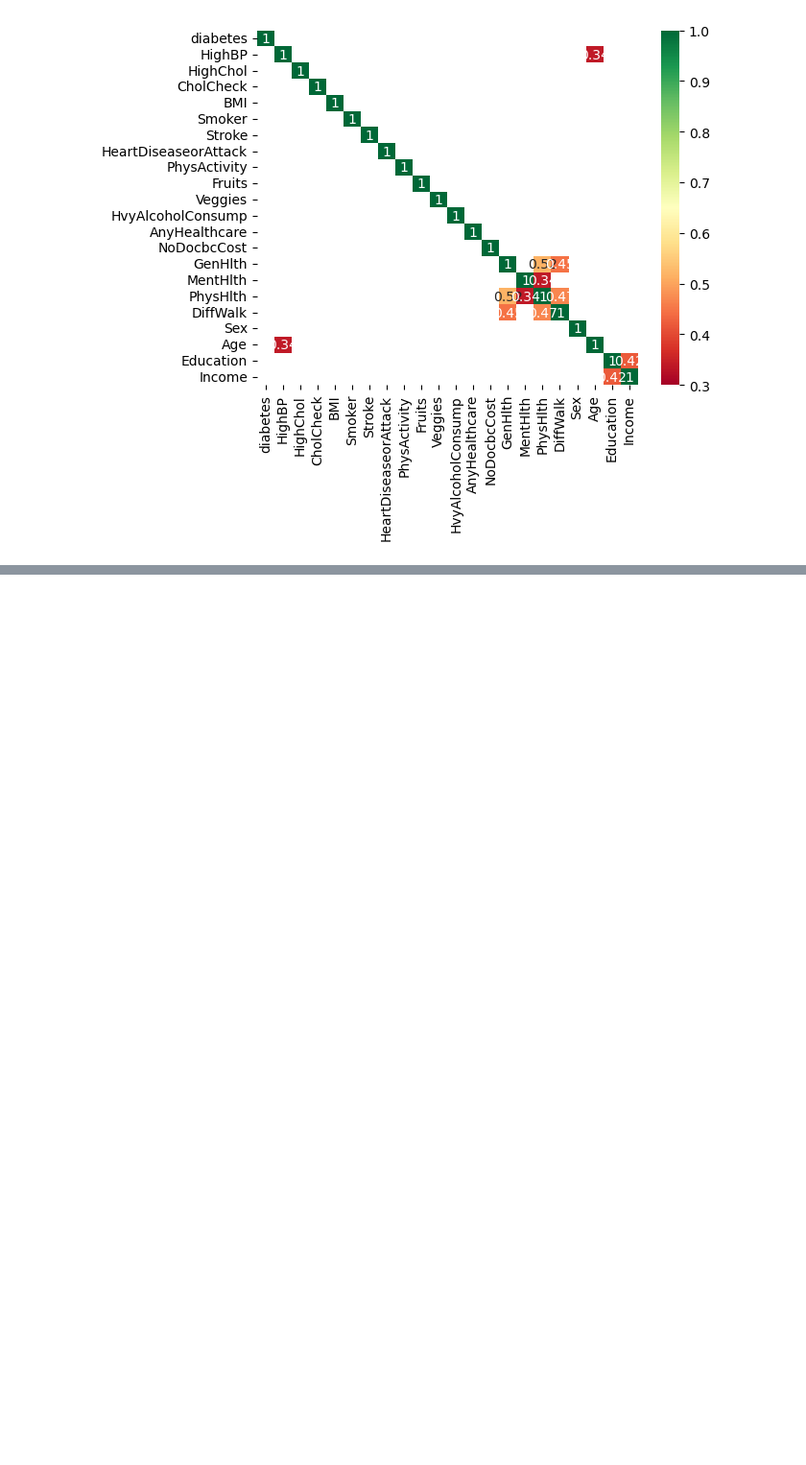
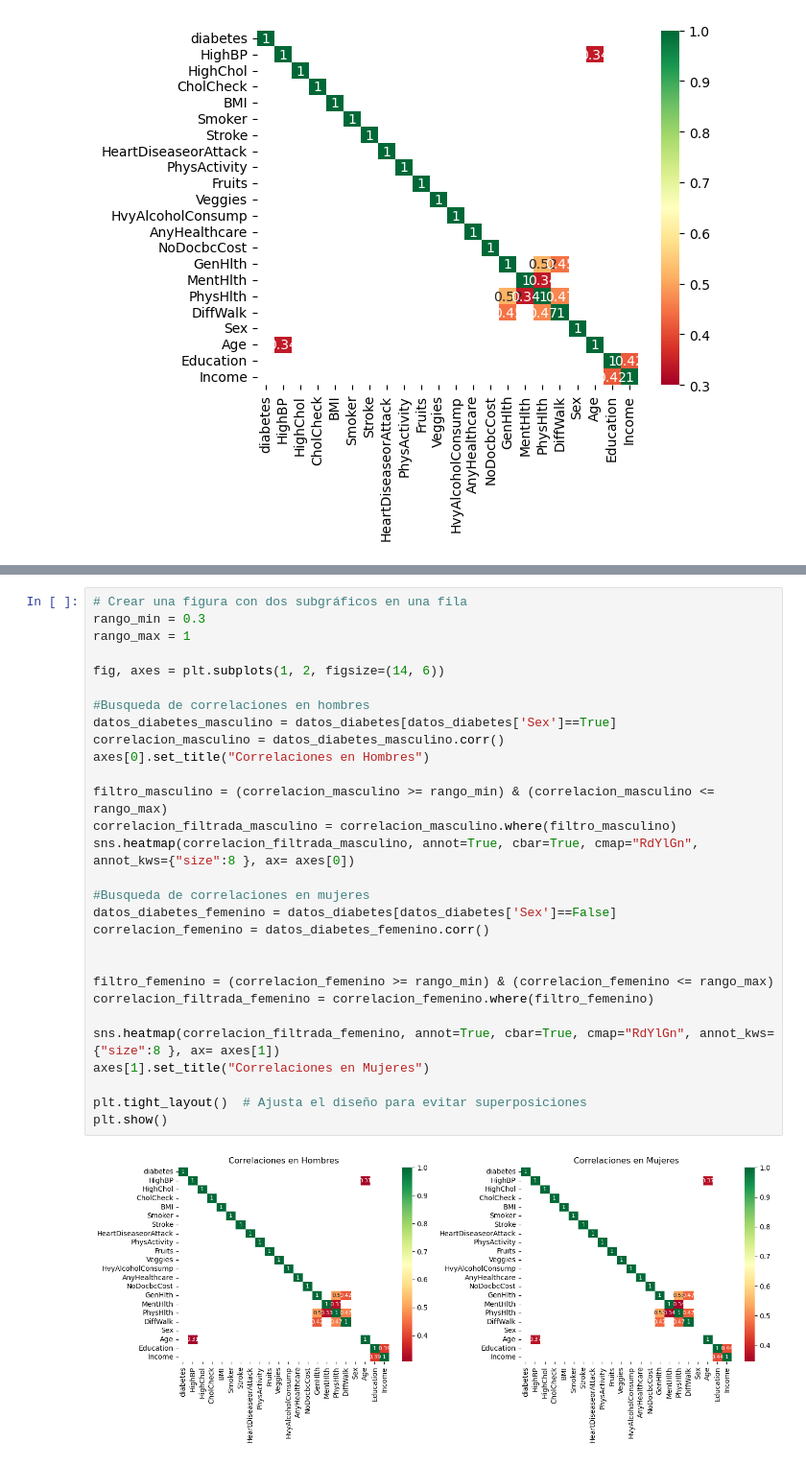
Before and after one commit to juanlt9905/machineLearning2025, a Jupyter notebook: exploracion_de_datos.ipynb, the cells around one changed output, grey strips where cells are left out. Shown at 96% size. Cells and saved outputs as stored; diff of their text form; blank space fills up the shorter version.

```diff
--- a/exploracion_de_datos.ipynb
+++ b/exploracion_de_datos.ipynb
@@ -200,3 +213,34 @@ plt.legend(title='Estado de Diabetes', labels=['Negativo', 'Positivo'])
 # %% [output]
 <matplotlib.legend.Legend at 0x...>
 [figure]
+# %%
+# Crear una figura con dos subgráficos en una fila
+rango_min = 0.3
+rango_max = 1
+
+fig, axes = plt.subplots(1, 2, figsize=(14, 6))
+
+#Busqueda de correlaciones en hombres
+datos_diabetes_masculino = datos_diabetes[datos_diabetes['Sex']==True]
+correlacion_masculino = datos_diabetes_masculino.corr()
+axes[0].set_title("Correlaciones en Hombres")
+
+filtro_masculino = (correlacion_masculino >= rango_min) & (correlacion_masculino <= rango_max)
+correlacion_filtrada_masculino = correlacion_masculino.where(filtro_masculino)
+sns.heatmap(correlacion_filtrada_masculino, annot=True, cbar=True, cmap="RdYlGn", annot_kws={"size":8 }, ax= axes[0])
+
+#Busqueda de correlaciones en mujeres
+datos_diabetes_femenino = datos_diabetes[datos_diabetes['Sex']==False]
+correlacion_femenino = datos_diabetes_femenino.corr()
+
+
+filtro_femenino = (correlacion_femenino >= rango_min) & (correlacion_femenino <= rango_max)
+correlacion_filtrada_femenino = correlacion_femenino.where(filtro_femenino)
+
+sns.heatmap(correlacion_filtrada_femenino, annot=True, cbar=True, cmap="RdYlGn", annot_kws={"size":8 }, ax= axes[1])
+axes[1].set_title("Correlaciones en Mujeres")
+
+plt.tight_layout()  # Ajusta el diseño para evitar superposiciones
+plt.show()
+# %% [output]
+[figure, added]
```
Also changed, not shown: parts of 3 cells of this notebook.
